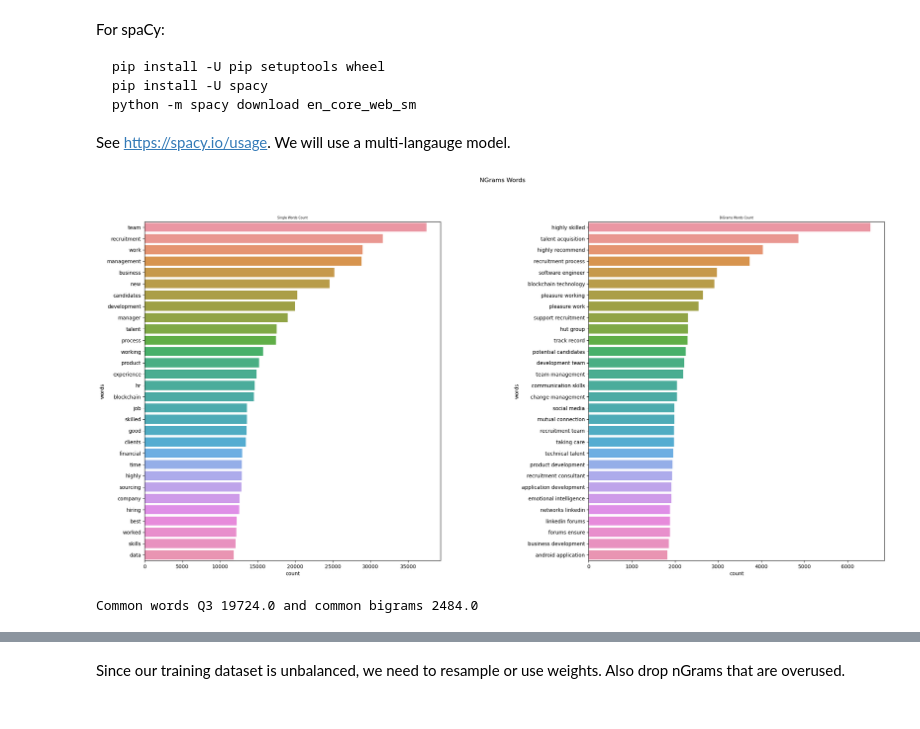
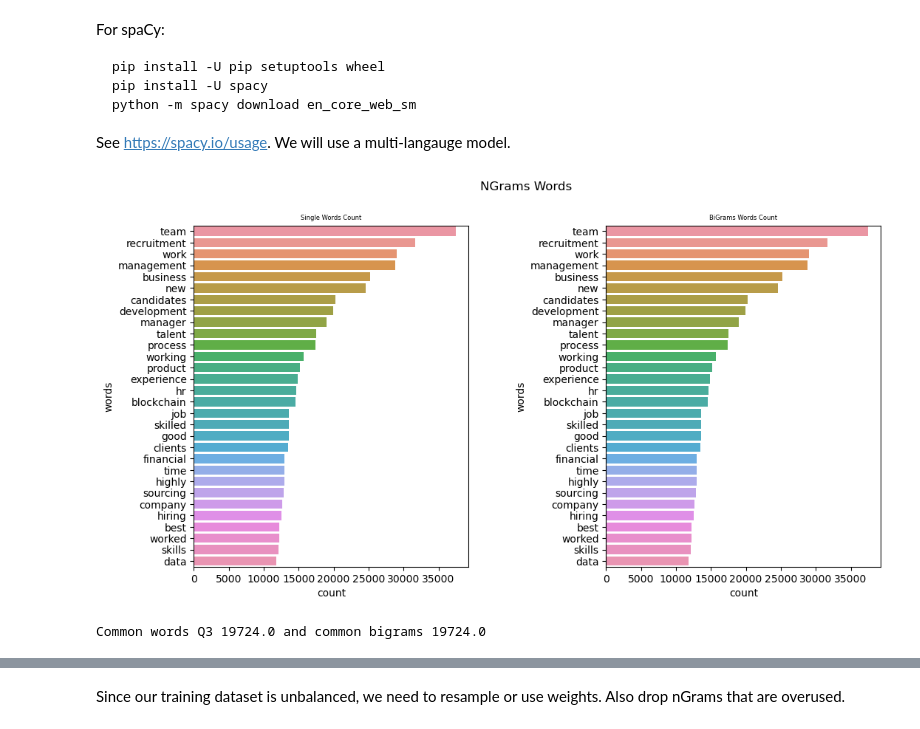
Before and after one commit to adamd1985/AugmentedLinkedInFun, a Jupyter notebook: notebooks/profilesAnalysis.ipynb, the cells around one changed output, grey strips where cells are left out. Drawn from its saved outputs; the diff is of its cells as text; code cells hidden in the pictures.

```diff
--- a/notebooks/profilesAnalysis.ipynb
+++ b/notebooks/profilesAnalysis.ipynb
@@ -66,23 +66,18 @@ import string
 import pandas as pd
 from sklearn.feature_extraction.text import CountVectorizer, TfidfVectorizer
 from sklearn.base import TransformerMixin
-from sklearn.pipeline import Pipeline
 from spacy.lang.en.stop_words import STOP_WORDS
-from spacy.lang.en import English
 from sklearn.base import TransformerMixin
 
-ngram = (2,2)
+NGRAMS = (1,3) # BGrams only
 punctuations = string.punctuation
-
-# Load English tokenizer, tagger, parser, NER and word vectors
-parser = English()
 
 SYMBOLS = " ".join(string.punctuation).split(" ") + ["-", "...", "”", "”", "|", "#"]
 COMMON_WORDS = [] # to be populated later in our analysis
 
 # Creating our tokenizer function
 def spacy_tokenizer(sentence):
-    tokens = parser(sentence)
+    tokens = nlp(sentence)
     tokens = [word.lemma_.lower().strip() if word.lemma_ !=
               "-PRON-" else word.lower_ for word in tokens]
     tokens = [tok for tok in tokens if (tok not in STOP_WORDS and tok not in SYMBOLS and tok not in COMMON_WORDS)]
@@ -110,8 +105,7 @@ def clean_text(text):
 
 # With the BoW, the model does a bit better.
 bow_vector = CountVectorizer(
-    tokenizer=spacy_tokenizer, ngram_range=ngram)
-tfidf_vector = TfidfVectorizer(tokenizer=spacy_tokenizer)
+    tokenizer=spacy_tokenizer, ngram_range=NGRAMS)
 # %%
 from sklearn.model_selection import train_test_split
 from sklearn import preprocessing
@@ -137,41 +131,41 @@ def get_top_n_ngrams(corpus, ngram, stop_words='english', n=None):
 
 TOP_N_WORDS = 30
 
-fig, axes = plt.subplots(1, 2, figsize=(26, 12), sharey=False)
+fig, axes = plt.subplots(1, 2, figsize=(12, 6), sharey=False)
 fig.suptitle('NGrams Words')
 fig.subplots_adjust(hspace=0.125, wspace=0.50)
 
 # first
 common_words = get_top_n_ngrams(X, ngram=(1, 1), n=TOP_N_WORDS)
 common_words_df = pd.DataFrame(common_words, columns=['words', 'count'])
 x1, y1 =  common_words_df['count'], common_words_df['words']
 
 axes[0].set_title('Single Words Count', fontsize=6)
 axes[0].set_yticklabels(y1, rotation=0)
 sns.barplot(ax=axes[0], x=x1, y=y1)
 
 # Second
-common_bigrams = get_top_n_ngrams(X, ngram=ngram, n=TOP_N_WORDS)
+common_bigrams = get_top_n_ngrams(X, ngram=NGRAMS, n=TOP_N_WORDS)
 common_bigrams_df = pd.DataFrame(common_bigrams, columns=['words', 'count'])
 x, y =  common_bigrams_df['count'], common_bigrams_df['words']
 
 axes[1].set_title('BiGrams Words Count', fontsize=6)
 axes[1].set_yticklabels(y, rotation=0)
 sns.barplot(ax=axes[1], x=x, y=y)
 
 plt.show()
 word_q3 = np.percentile(common_words_df["count"], 75)
 ngram_q3 = np.percentile(common_bigrams_df["count"], 75)
 print(
     f'Common words Q3 {word_q3} and common bigrams {ngram_q3}')
 
 #COMMON_WORDS = common_words_df[common_words_df['count'] > word_q3]['words']
 #COMMON_WORDS = COMMON_WORDS.apply(lambda x: [word.lemma_.lower().strip() if word.lemma_ != "-PRON-" else word.lower_ for word in nlp(x)][0])
 #COMMON_WORDS = COMMON_WORDS.to_numpy()
 #COMMON_WORDS
 # %% [output]
-[figure, old version]
+[figure, new version]
-Common words Q3 19724.0 and common bigrams 2484.0
+Common words Q3 19724.0 and common bigrams 19724.0
 # %%
 import seaborn as sns
 plt.figure(figsize=(4,2))
```
Also changed, not shown: parts of 6 cells of this notebook.
